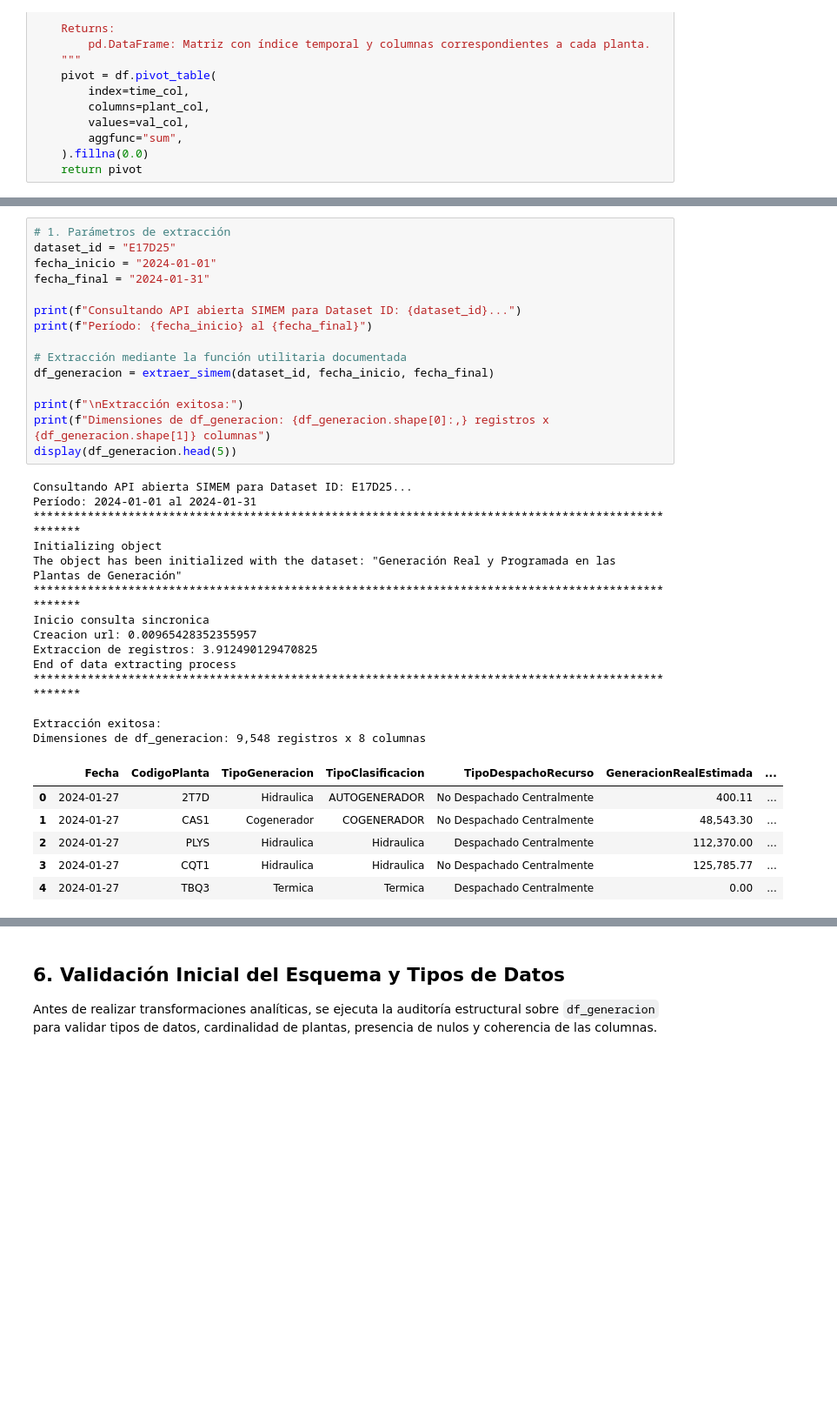
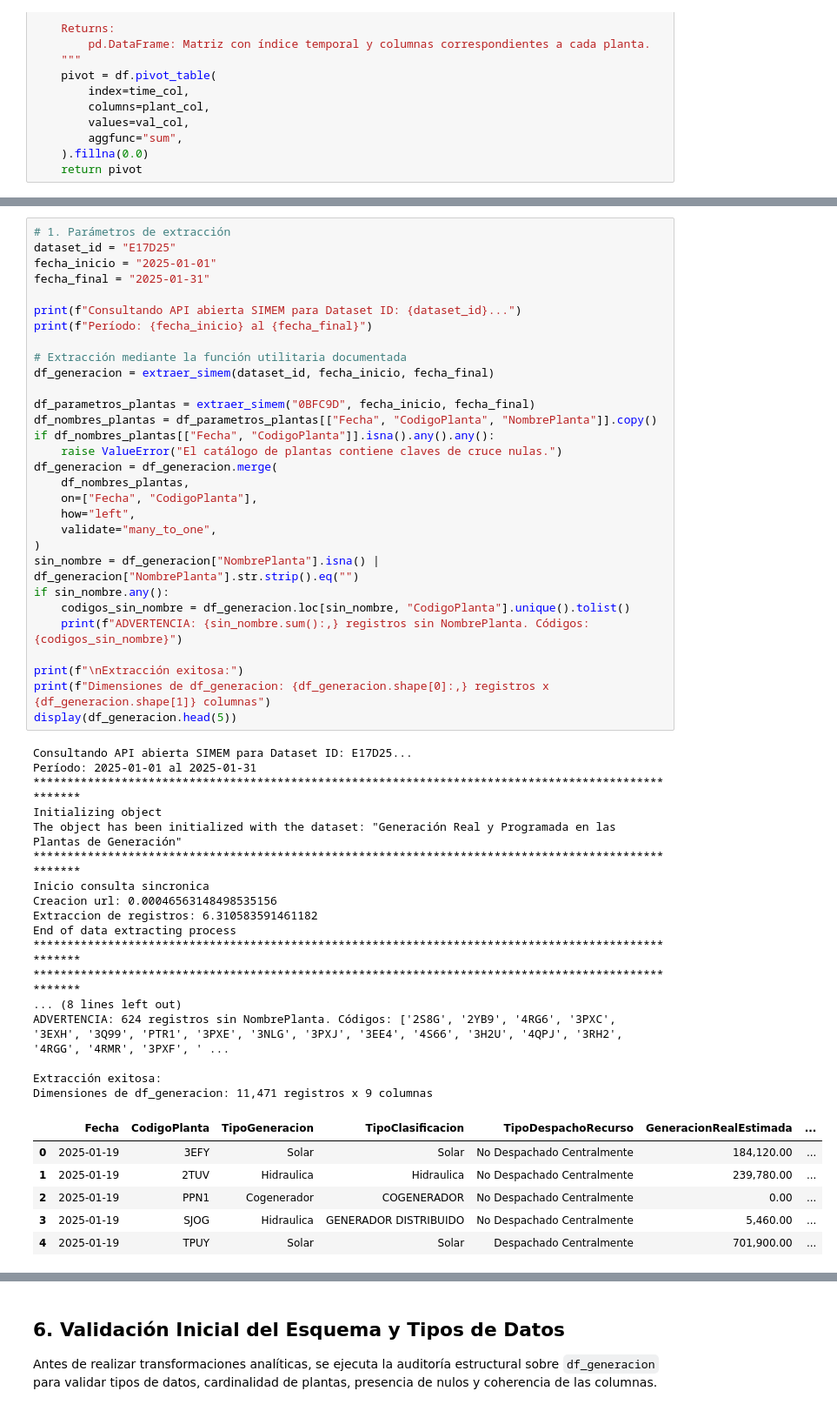
Before and after one commit to KevinHidalgoDS/tfm-analitica, a Jupyter notebook: notebook/escenario_03.ipynb, the cells around one changed output, grey strips where cells are left out. Shown at 87% size. Drawn from its saved outputs; the diff is of its cells as text; blank space fills up the shorter version.

```diff
--- a/notebook/escenario_03.ipynb
+++ b/notebook/escenario_03.ipynb
@@ -292,37 +293,55 @@ El conjunto `E17D25` (*"Generación Real y Programada en las Plantas de Generaci
 # %%
 # 1. Parámetros de extracción
 dataset_id = "E17D25"
-fecha_inicio = "2024-01-01"
-fecha_final = "2024-01-31"
+fecha_inicio = "2025-01-01"
+fecha_final = "2025-01-31"
 
 print(f"Consultando API abierta SIMEM para Dataset ID: {dataset_id}...")
 print(f"Período: {fecha_inicio} al {fecha_final}")
 
 # Extracción mediante la función utilitaria documentada
 df_generacion = extraer_simem(dataset_id, fecha_inicio, fecha_final)
 
+df_parametros_plantas = extraer_simem("0BFC9D", fecha_inicio, fecha_final)
+df_nombres_plantas = df_parametros_plantas[["Fecha", "CodigoPlanta", "NombrePlanta"]].copy()
+if df_nombres_plantas[["Fecha", "CodigoPlanta"]].isna().any().any():
+    raise ValueError("El catálogo de plantas contiene claves de cruce nulas.")
+df_generacion = df_generacion.merge(
+    df_nombres_plantas,
+    on=["Fecha", "CodigoPlanta"],
+    how="left",
+    validate="many_to_one",
+)
+sin_nombre = df_generacion["NombrePlanta"].isna() | df_generacion["NombrePlanta"].str.strip().eq("")
+if sin_nombre.any():
+    codigos_sin_nombre = df_generacion.loc[sin_nombre, "CodigoPlanta"].unique().tolist()
+    print(f"ADVERTENCIA: {sin_nombre.sum():,} registros sin NombrePlanta. Códigos: {codigos_sin_nombre}")
+
 print(f"\nExtracción exitosa:")
 print(f"Dimensiones de df_generacion: {df_generacion.shape[0]:,} registros x {df_generacion.shape[1]} columnas")
 display(df_generacion.head(5))
 # %% [output]
 Consultando API abierta SIMEM para Dataset ID: E17D25...
-Período: 2024-01-01 al 2024-01-31
+Período: 2025-01-01 al 2025-01-31
 ****************************************************************************************************
 Initializing object
 The object has been initialized with the dataset: "Generación Real y Programada en las Plantas de Generación"
 ****************************************************************************************************
 Inicio consulta sincronica
-Creacion url: 0.00965428352355957
-Extraccion de registros: 3.912490129470825
+Creacion url: 0.00046563148498535156
+Extraccion de registros: 6.310583591461182
 End of data extracting process
 ****************************************************************************************************
+****************************************************************************************************
+... (8 lines left out)
+ADVERTENCIA: 624 registros sin NombrePlanta. Códigos: ['2S8G', '2YB9', '4RG6', '3PXC', '3EXH', '3Q99', 'PTR1', '3PXE', '3NLG', '3PXJ', '3EE4', '4S66', '3H2U', '4QPJ', '3RH2', '4RGG', '4RMR', '3PXF', ' ...
 
 Extracción exitosa:
-Dimensiones de df_generacion: 9,548 registros x 8 columnas
+Dimensiones de df_generacion: 11,471 registros x 9 columnas
 |  | Fecha | CodigoPlanta | TipoGeneracion | TipoClasificacion | TipoDespachoRecurso | GeneracionRealEstimada | ... |
-| 0 | 2024-01-27 | 2T7D | Hidraulica | AUTOGENERADOR | No Despachado Centralmente | 400.11 | ... |
-| 1 | 2024-01-27 | CAS1 | Cogenerador | COGENERADOR | No Despachado Centralmente | 48,543.30 | ... |
-| 2 | 2024-01-27 | PLYS | Hidraulica | Hidraulica | Despachado Centralmente | 112,370.00 | ... |
-| 3 | 2024-01-27 | CQT1 | Hidraulica | Hidraulica | No Despachado Centralmente | 125,785.77 | ... |
-| 4 | 2024-01-27 | TBQ3 | Termica | Termica | Despachado Centralmente | 0.00 | ... |
+| 0 | 2025-01-19 | 3EFY | Solar | Solar | No Despachado Centralmente | 184,120.00 | ... |
+| 1 | 2025-01-19 | 2TUV | Hidraulica | Hidraulica | No Despachado Centralmente | 239,780.00 | ... |
+| 2 | 2025-01-19 | PPN1 | Cogenerador | COGENERADOR | No Despachado Centralmente | 0.00 | ... |
+| 3 | 2025-01-19 | SJOG | Hidraulica | GENERADOR DISTRIBUIDO | No Despachado Centralmente | 5,460.00 | ... |
+| 4 | 2025-01-19 | TPUY | Solar | Solar | Despachado Centralmente | 701,900.00 | ... |
 # %% [markdown]
```
Also changed, not shown: parts of 17 cells of this notebook, 2 other files.
